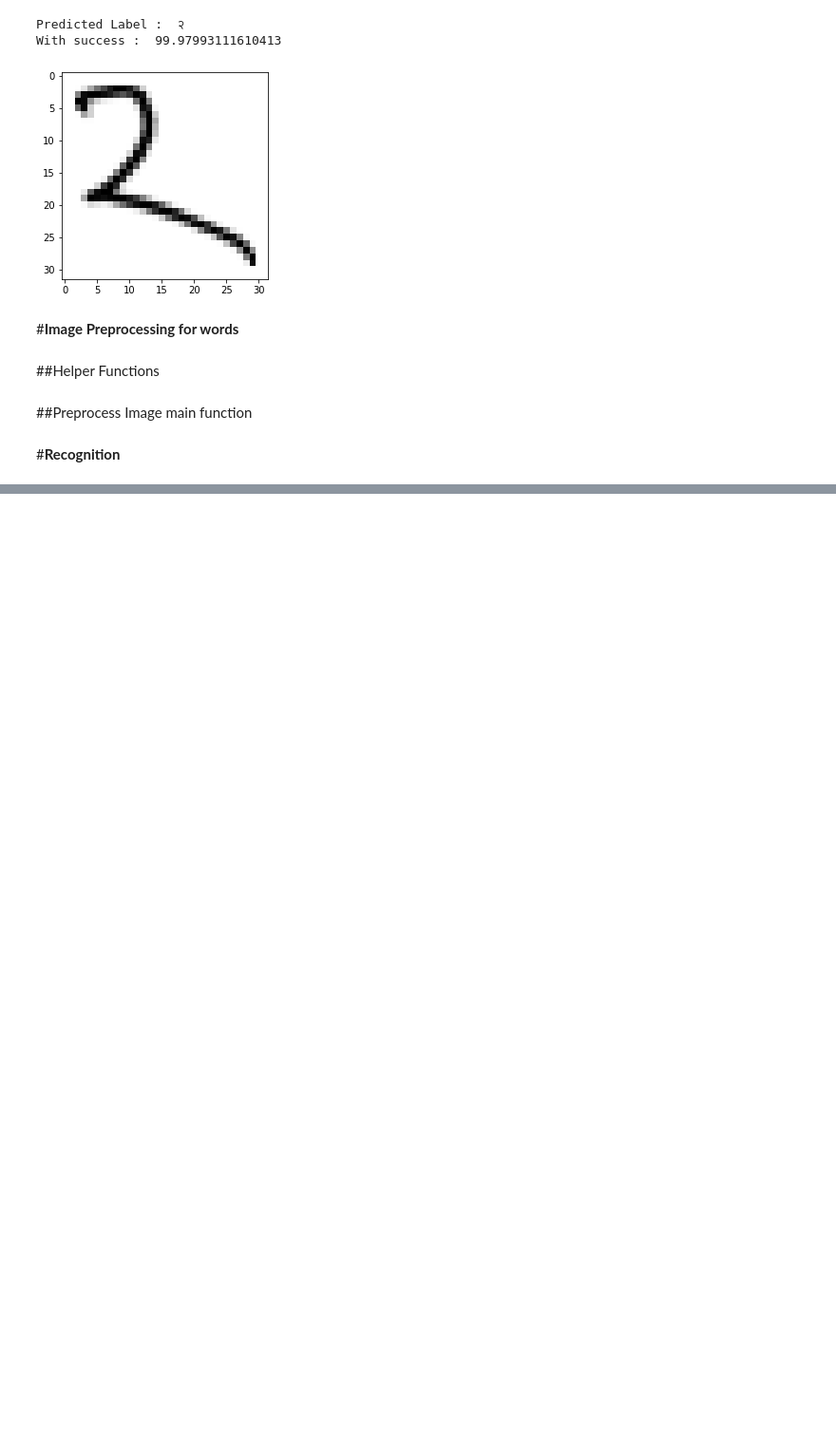
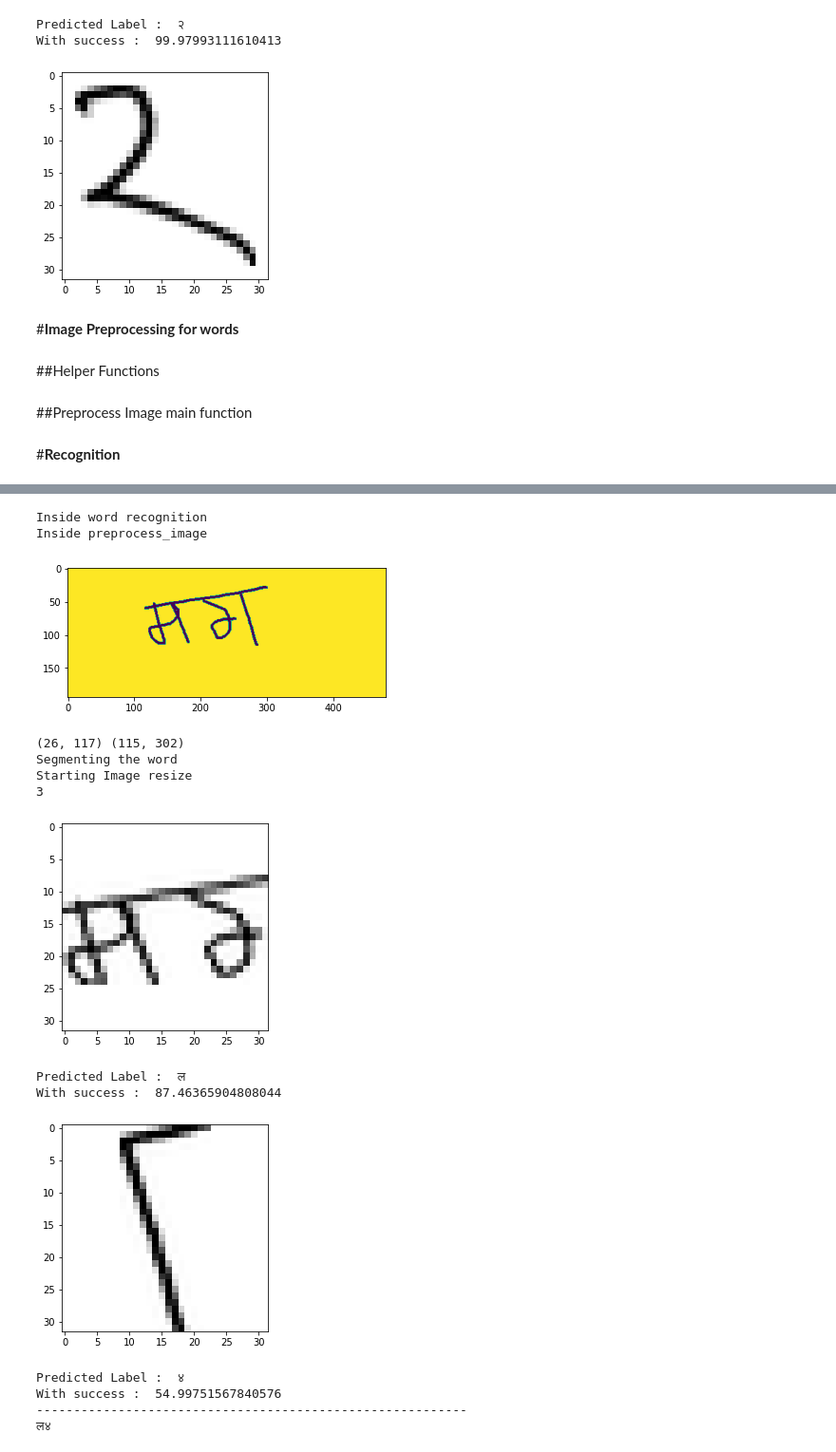
Before and after one commit to revatim/Devanagri-image-to-text, a Jupyter notebook: CS617_Project.ipynb, the cells around one changed output, grey strips where cells are left out. Shown at 95% size. Drawn from its saved outputs; the diff is of its cells as text; code cells hidden in the pictures; blank space fills up the shorter version.

```diff
--- a/CS617_Project.ipynb
+++ b/CS617_Project.ipynb
@@ -615,0 +617,19 @@ With success :  92.38859415054321
+# %%
+path_2 = "test/test2.png"
+recognition_word(path_2)
+# %% [output]
+Inside word recognition
+Inside preprocess_image
+[figure, added]
+(26, 117) (115, 302)
+Segmenting the word
+Starting Image resize
+3
+[figure, added]
+Predicted Label :  ल
+With success :  87.46365904808044
+[figure, added]
+Predicted Label :  ४
+With success :  54.99751567840576
+----------------------------------------------------------
+ल४
```
Also changed, not shown: parts of 7 cells of this notebook.
